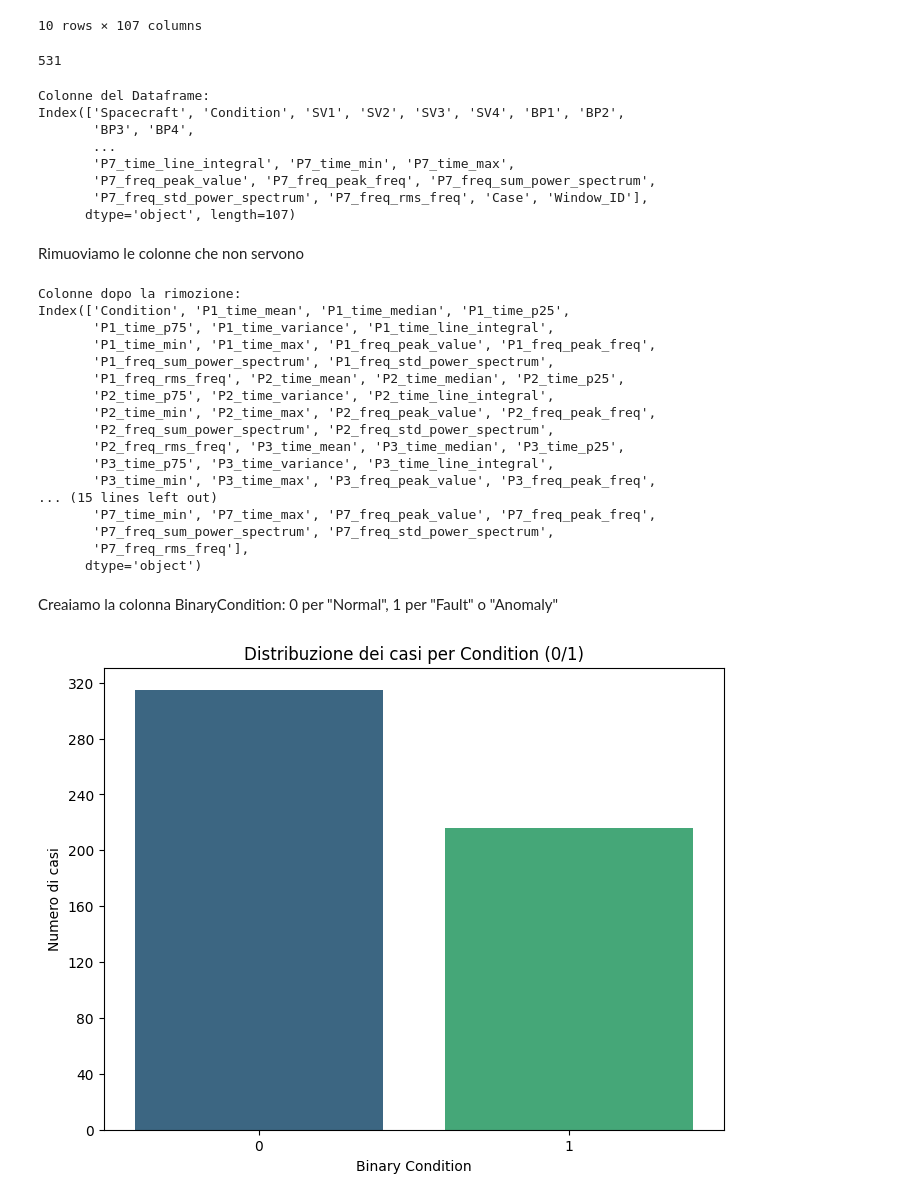
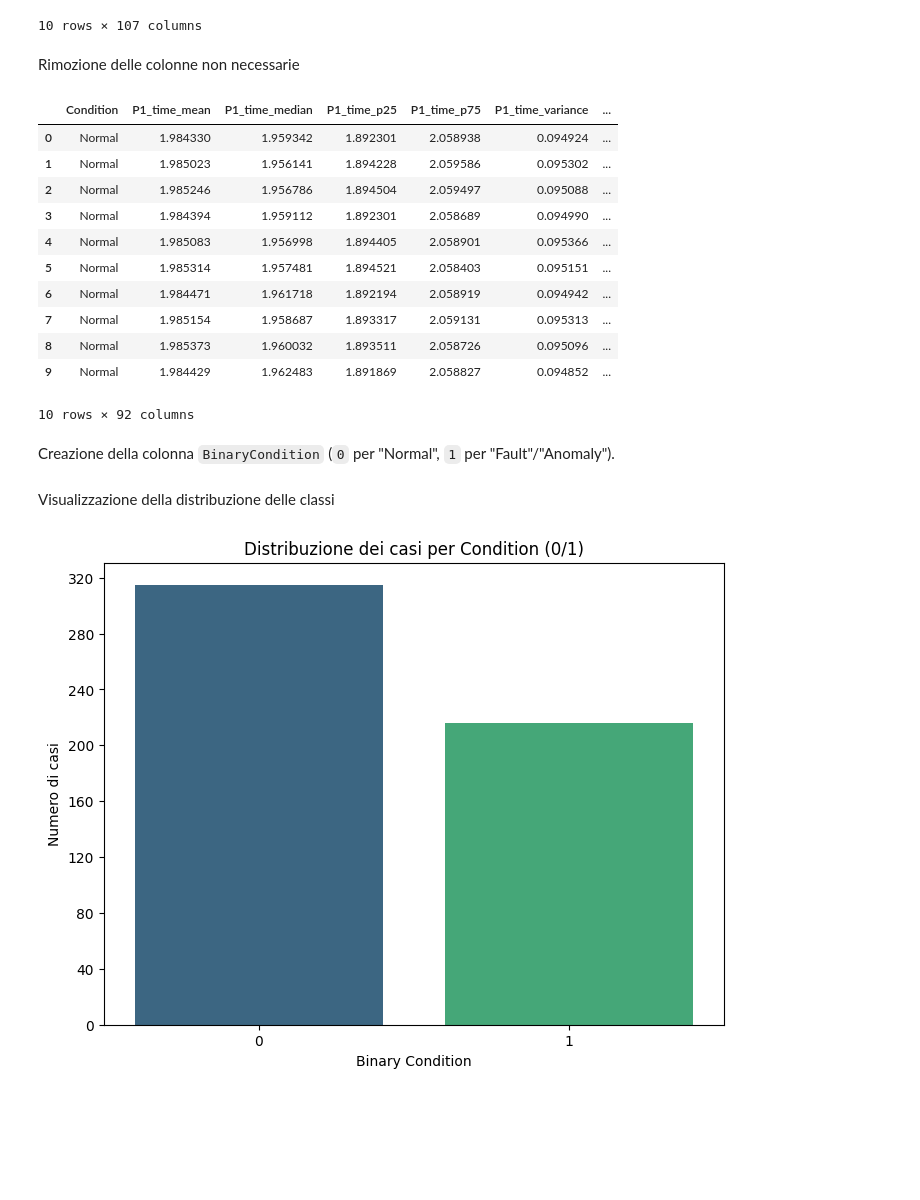
Before and after one commit to enricopierga/C2_PHM_AsiaPacific_2023, a Jupyter notebook: task1/task1.ipynb, the cells around one changed output. Drawn from its saved outputs; the diff is of its cells as text; code cells hidden in the pictures; blank space fills up the shorter version.

```diff
--- a/task1/task1.ipynb
+++ b/task1/task1.ipynb
@@ -26,51 +28,29 @@ df_train_aggregated.head(10)
 | 8 | 1 | Normal | 100 | 100 | 100 | 100 | No | No | No | No | ... |
 | 9 | 1 | Normal | 100 | 100 | 100 | 100 | No | No | No | No | ... |
 10 rows × 107 columns
-# %%
-print(len(df_train_aggregated))
-# %% [output]
-531
-# %%
-print("Colonne del Dataframe:")
-print(df_train_aggregated.columns)
-# %% [output]
-Colonne del Dataframe:
-Index(['Spacecraft', 'Condition', 'SV1', 'SV2', 'SV3', 'SV4', 'BP1', 'BP2',
-       'BP3', 'BP4',
-       ...
-       'P7_time_line_integral', 'P7_time_min', 'P7_time_max',
-       'P7_freq_peak_value', 'P7_freq_peak_freq', 'P7_freq_sum_power_spectrum',
-       'P7_freq_std_power_spectrum', 'P7_freq_rms_freq', 'Case', 'Window_ID'],
-      dtype='object', length=107)
-# %% [markdown]
-Rimuoviamo le colonne che non servono
+# %% [markdown]
+Rimozione delle colonne non necessarie
 # %%
 cols_to_drop = ["Spacecraft", "Window_ID", "SV1", "SV2", "SV3", "SV4",
                 "BP1", "BP2", "BP3", "BP4", "BP5", "BP6", "BP7", "BV1", "Case"]
 
 df_train_aggregated = df_train_aggregated.drop(columns=cols_to_drop)
-print("Colonne dopo la rimozione:")
-print(df_train_aggregated.columns)
+df_train_aggregated.head(10)
 # %% [output]
+|  | Condition | P1_time_mean | P1_time_median | P1_time_p25 | P1_time_p75 | P1_time_variance | ... |
+| 0 | Normal | 1.984330 | 1.959342 | 1.892301 | 2.058938 | 0.094924 | ... |
+| 1 | Normal | 1.985023 | 1.956141 | 1.894228 | 2.059586 | 0.095302 | ... |
+| 2 | Normal | 1.985246 | 1.956786 | 1.894504 | 2.059497 | 0.095088 | ... |
+| 3 | Normal | 1.984394 | 1.959112 | 1.892301 | 2.058689 | 0.094990 | ... |
+| 4 | Normal | 1.985083 | 1.956998 | 1.894405 | 2.058901 | 0.095366 | ... |
+| 5 | Normal | 1.985314 | 1.957481 | 1.894521 | 2.058403 | 0.095151 | ... |
+| 6 | Normal | 1.984471 | 1.961718 | 1.892194 | 2.058919 | 0.094942 | ... |
+| 7 | Normal | 1.985154 | 1.958687 | 1.893317 | 2.059131 | 0.095313 | ... |
+| 8 | Normal | 1.985373 | 1.960032 | 1.893511 | 2.058726 | 0.095096 | ... |
+| 9 | Normal | 1.984429 | 1.962483 | 1.891869 | 2.058827 | 0.094852 | ... |
-Colonne dopo la rimozione:
-Index(['Condition', 'P1_time_mean', 'P1_time_median', 'P1_time_p25',
-       'P1_time_p75', 'P1_time_variance', 'P1_time_line_integral',
-       'P1_time_min', 'P1_time_max', 'P1_freq_peak_value', 'P1_freq_peak_freq',
-       'P1_freq_sum_power_spectrum', 'P1_freq_std_power_spectrum',
-       'P1_freq_rms_freq', 'P2_time_mean', 'P2_time_median', 'P2_time_p25',
-       'P2_time_p75', 'P2_time_variance', 'P2_time_line_integral',
-       'P2_time_min', 'P2_time_max', 'P2_freq_peak_value', 'P2_freq_peak_freq',
-       'P2_freq_sum_power_spectrum', 'P2_freq_std_power_spectrum',
-       'P2_freq_rms_freq', 'P3_time_mean', 'P3_time_median', 'P3_time_p25',
-       'P3_time_p75', 'P3_time_variance', 'P3_time_line_integral',
-       'P3_time_min', 'P3_time_max', 'P3_freq_peak_value', 'P3_freq_peak_freq',
-... (15 lines left out)
-       'P7_time_min', 'P7_time_max', 'P7_freq_peak_value', 'P7_freq_peak_freq',
-       'P7_freq_sum_power_spectrum', 'P7_freq_std_power_spectrum',
-       'P7_freq_rms_freq'],
-      dtype='object')
+10 rows × 92 columns
 # %% [markdown]
-Creaiamo la colonna BinaryCondition: 0 per "Normal", 1 per "Fault" o "Anomaly"
+Creazione della colonna `BinaryCondition` (`0` per "Normal", `1` per "Fault"/"Anomaly").
 # %%
 df_train_aggregated["BinaryCondition"] = df_train_aggregated["Condition"].apply(
     lambda x: 0 if x == "Normal" else 1
@@ -78,6 +58,8 @@ df_train_aggregated["BinaryCondition"] = df_train_aggregated["Condition"].apply(
 
 # Elimina la colonna "Condition"
 df_train_aggregated = df_train_aggregated.drop(columns=["Condition"])
+# %% [markdown]
+Visualizzazione della distribuzione delle classi
 # %%
 import matplotlib.pyplot as plt
 import seaborn as sns
```
Also changed, not shown: parts of 27 cells of this notebook.
